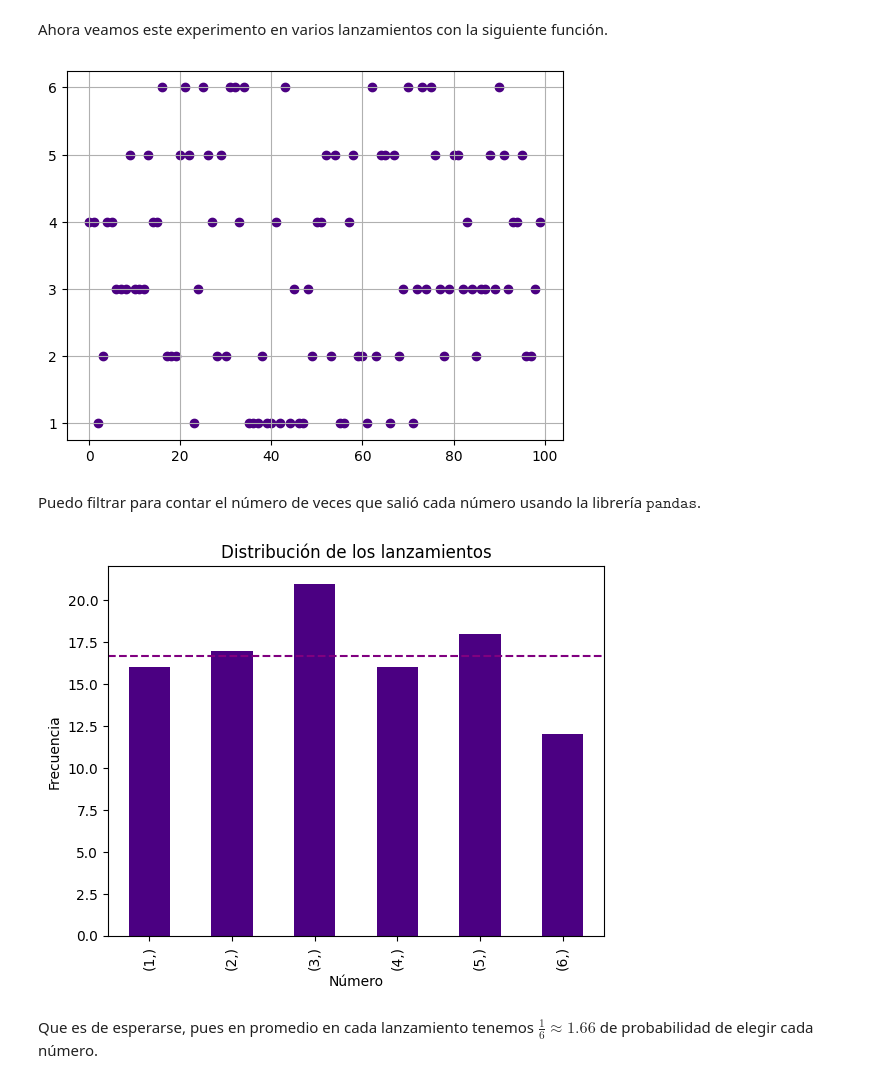
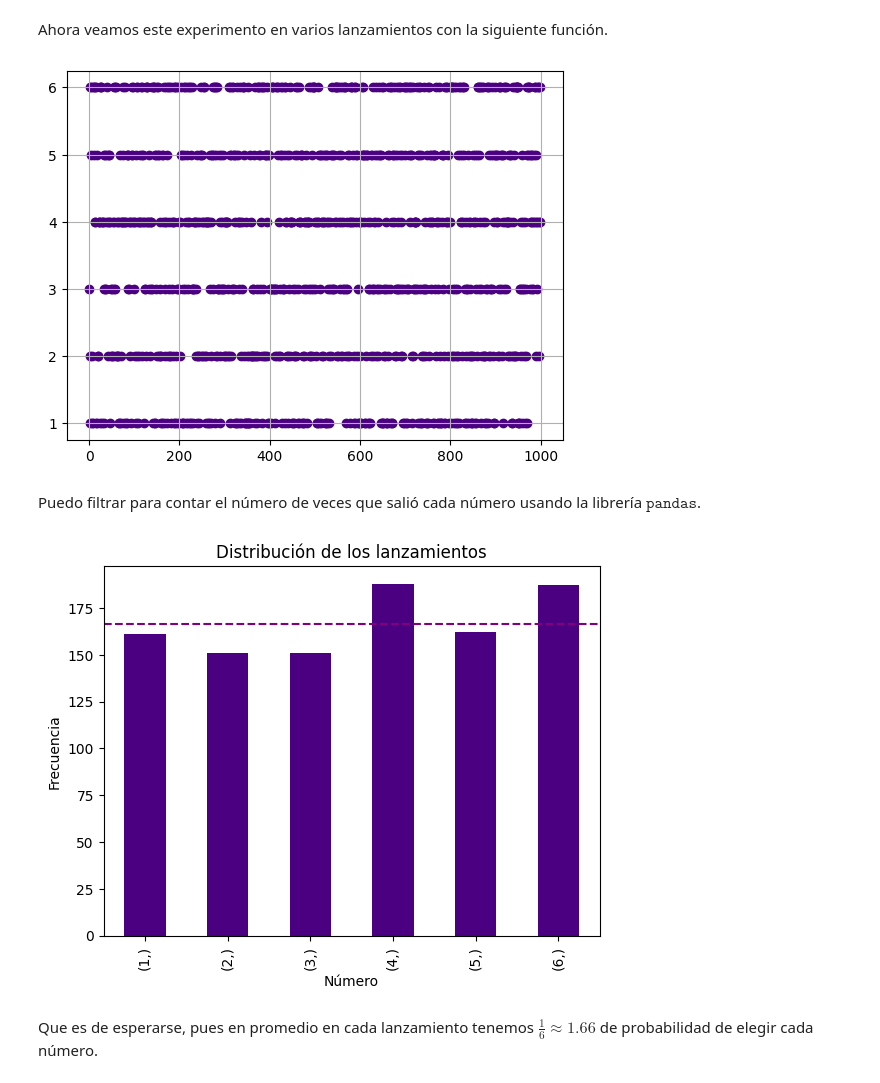
Before and after one commit to eliasegn/ProbabilidadI, a Jupyter notebook: EP1_ExperimentosAleatorios.ipynb, the cells around one changed output. Saved outputs shown, nothing was run; the diff lists cells and outputs as text; code cells hidden in the pictures.

```diff
--- a/EP1_ExperimentosAleatorios.ipynb
+++ b/EP1_ExperimentosAleatorios.ipynb
@@ -158,33 +157,31 @@ Ahora veamos este experimento en varios lanzamientos con la siguiente función.
 # %%
 # Definimos una función análoga al procedimiento anterior
 def elegirde(lista):
   n = len(lista)
   division = np.linspace(0,1,n+1)
   u = random.random()
   k = None
   for i in range(len(division)):
     if division[i] <= u < division[i+1]:
       k = i
   return lista[k]
 
 # Definimos dominio y rango para el experimento
 lista = [1,2,3,4,5,6]
-intentos2 = 100
+intentos2 = 1000
 dominio2 = range(intentos2)
 codominio2 = [elegirde(lista) for _ in dominio2]
 
 # Graficamos los resultados
 plt.figure()
 plt.scatter(dominio2, codominio2, color = 'indigo')
 plt.grid()
 plt.show()
 # %% [output]
-[figure, old version]
+[figure, new version]
 # %% [markdown]
 Puedo filtrar para contar el número de veces que salió cada número usando la librería $\texttt{pandas}$.
 # %%
-import pandas as pd
-
 # Definimos un df con el número y las veces que fue lanzado
 lanzamientos = pd.DataFrame(codominio2)
 
@@ -200,7 +197,7 @@ plt.xlabel('Número')
 plt.ylabel('Frecuencia')
 plt.show()
 # %% [output]
-[figure, old version]
+[figure, new version]
 # %% [markdown]
 Que es de esperarse, pues en promedio en cada lanzamiento tenemos $\frac{1}{6} ≈ 1.66$ de probabilidad de elegir cada número.
 # %% [markdown]
```
Also changed, not shown: parts of 13 cells of this notebook.
